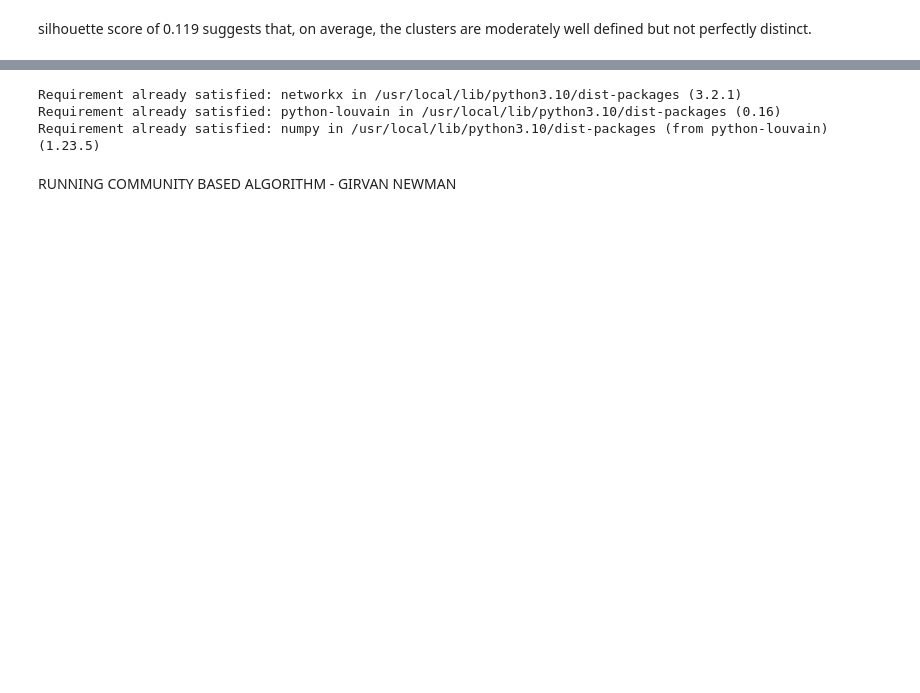
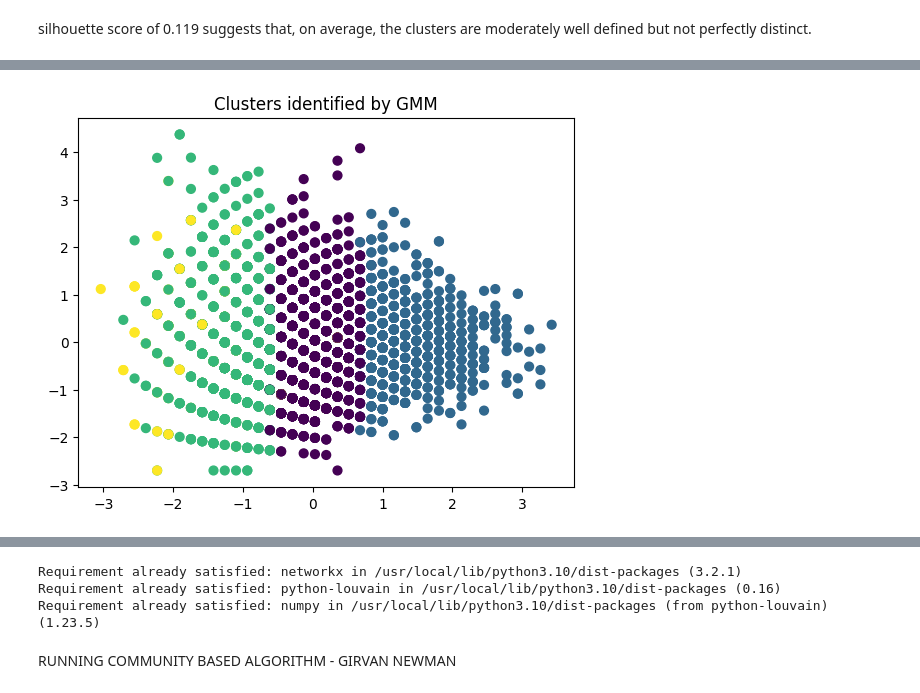
Before and after one commit to mzafir/aps, a Jupyter notebook: Mohammad_Asim_Zafir_ML_MINIPROJECT_2_03_28_2024.ipynb, the cells around one changed output, grey strips where cells are left out. Saved outputs shown, nothing was run; the diff lists cells and outputs as text; code cells hidden in the pictures; blank space fills up the shorter version.

```diff
--- a/Mohammad_Asim_Zafir_ML_MINIPROJECT_2_03_28_2024.ipynb
+++ b/Mohammad_Asim_Zafir_ML_MINIPROJECT_2_03_28_2024.ipynb
@@ -535,0 +540,21 @@ plt.show()
+# %%
+import numpy as np
+import matplotlib.pyplot as plt
+from sklearn.mixture import GaussianMixture
+from sklearn.datasets import make_blobs  # Used here for generating example data
+
+
+# Number of clusters
+n_clusters = 4
+
+gmm = GaussianMixture(n_components=n_clusters, random_state=0)
+
+# Fitting the model and predicting the clusters
+labels = gmm.fit_predict(features_scaled)
+
+# Plotting the clusters
+plt.scatter(features_scaled.iloc[:, 0], features_scaled.iloc[:, 1], c=labels, cmap='viridis', s=40)
+plt.title("Clusters identified by GMM")
+plt.show()
+# %% [output]
+[figure, added]
```
Also changed, not shown: parts of 40 cells of this notebook.
